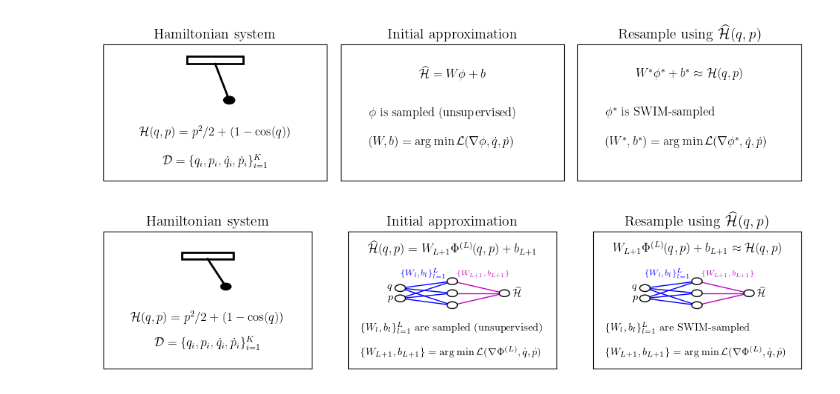
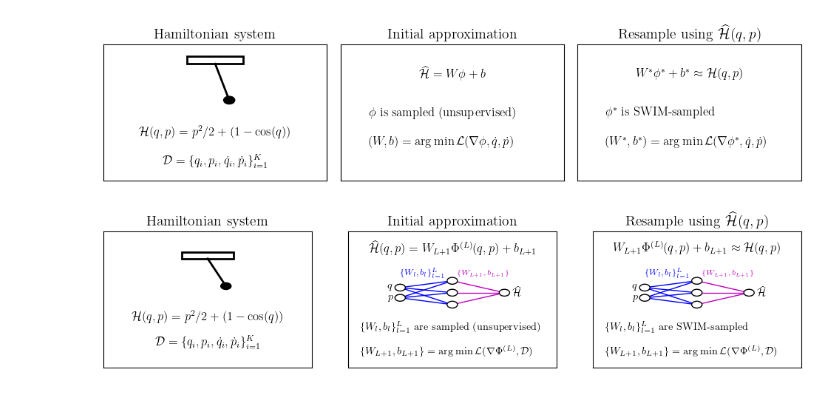
Before and after one commit to AlphaGergedan/Sampling-HNNs, a Jupyter notebook: approx-swim-idea.ipynb, the cells around one changed output. Cells and saved outputs as stored; diff of their text form; code cells hidden in the pictures.

```diff
--- a/approx-swim-idea.ipynb
+++ b/approx-swim-idea.ipynb
@@ -121,33 +121,33 @@ ax1.text(0, -1.25,   r"$\mathcal{D}=\{q_i, p_i, \dot{q}_i, \dot{p}_i\}_{i=1}^{K}
 ax1.set_xlim(-2, 2)
 ax1.set_ylim(-2, 2)
 ax1.set_xticks([])
 ax1.set_yticks([])
 ax1.set_title("Hamiltonian system")
 
 # initial approximation (ELM or U-SWIM)
 ax2.text(0, 1.5, r"$\widehat{\mathcal{H}}(q,p) = W_{L+1} \Phi^{(L)}(q,p) + b_{L+1}$", ha="center", va="center")
 draw_neural_network(ax2)
 ax2.text(-1.75, -0.8,   r"$\{W_l, b_l\}_{l=1}^{L}$ are sampled (unsupervised)", ha="left", va="center", fontsize="small")
-ax2.text(-1.75, -1.5,   r"$\{W_{L+1},b_{L+1}\} = \arg\min \mathcal{L}(\nabla \Phi^{(L)}, \dot{q}, \dot{p})$", ha="left", va="center", fontsize="small")
+ax2.text(-1.75, -1.5,   r"$\{W_{L+1},b_{L+1}\} = \arg\min \mathcal{L}(\nabla \Phi^{(L)}, \mathcal{D})$", ha="left", va="center", fontsize="small")
 ax2.set_xlim(-2, 2)
 ax2.set_ylim(-2, 2)
 ax2.set_xticks([])
 ax2.set_yticks([])
 ax2.set_title("Initial approximation")
 
 # Resample using the initial approximation
 ax3.text(0, 1.5, r"$W_{L+1} \Phi^{(L)}(q,p) + b_{L+1} \approx \mathcal{H}(q,p)$", ha="center", va="center")
 draw_neural_network(ax3)
 ax3.text(-1.75, -0.8, r"$\{W_l, b_l\}_{l=1}^{L}$ are SWIM-sampled", ha="left", va="center", fontsize="small")
-ax3.text(-1.75, -1.5, r"$\{W_{L+1}, b_{L+1}\} = \arg\min \mathcal{L}(\nabla \Phi^{(L)}, \dot{q}, \dot{p})   $", ha="left", va="center", fontsize="small")
+ax3.text(-1.75, -1.5, r"$\{W_{L+1}, b_{L+1}\} = \arg\min \mathcal{L}(\nabla \Phi^{(L)}, \mathcal{D})   $", ha="left", va="center", fontsize="small")
 
 ax3.set_xlim(-2, 2)
 ax3.set_ylim(-2, 2)
 ax3.set_xticks([])
 ax3.set_yticks([])
 ax3.set_title(r"Resample using $\widehat{\mathcal{H}}(q,p)$")
 
 fig.tight_layout()
 fig.savefig("plots/approx-swim-idea-with-nn.pdf")
 # %% [output]
-[figure, old version]
+[figure, new version]
```
Also changed, not shown: 1 other file.
